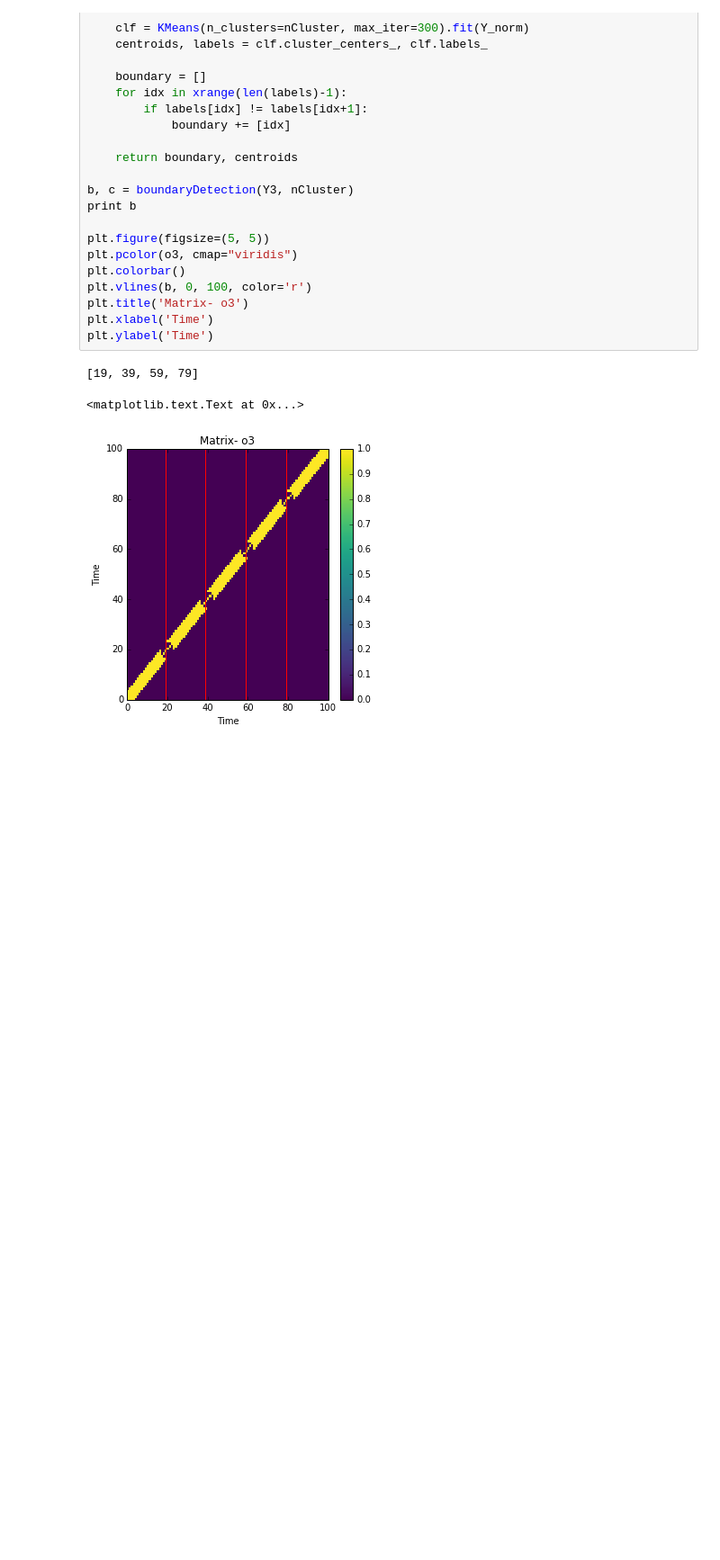
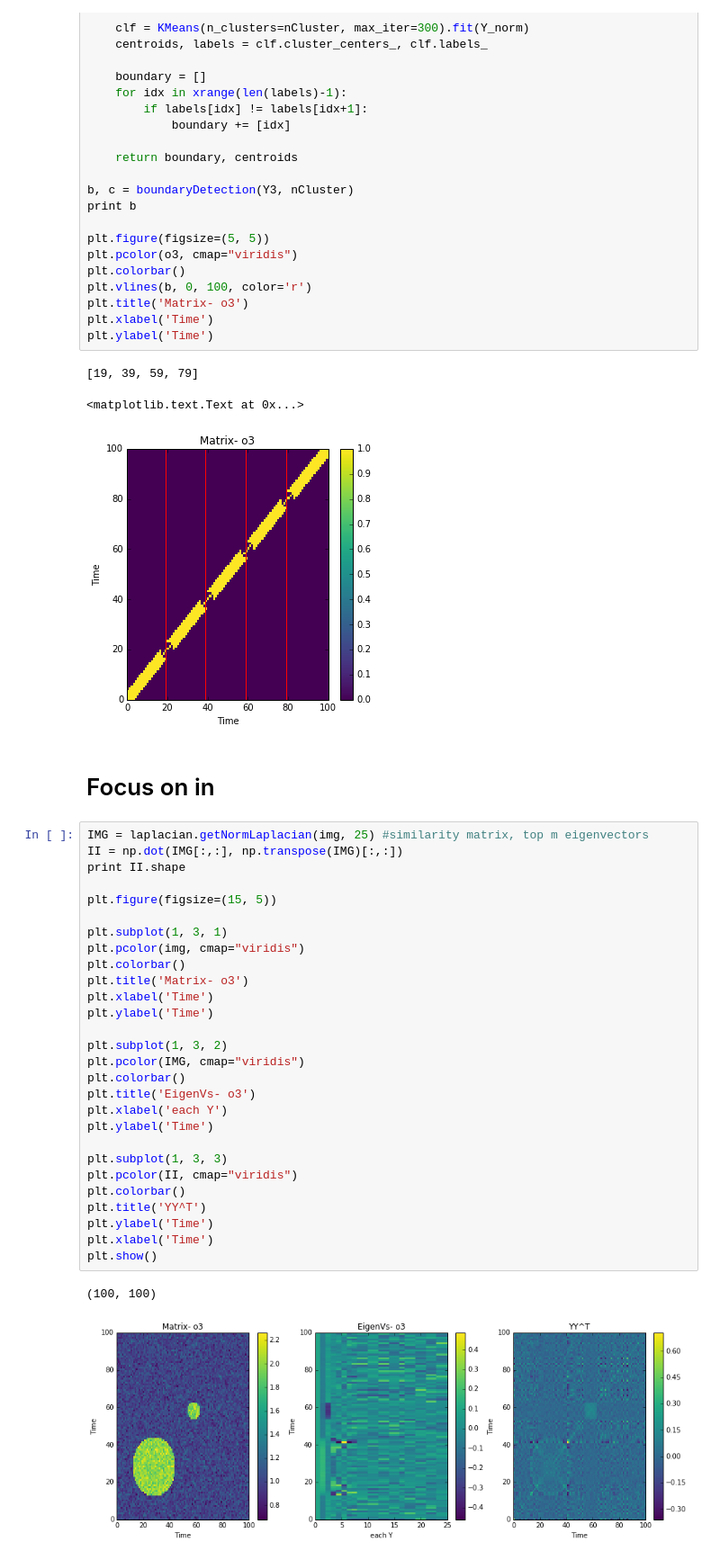
Before and after one commit to jfriend08/IndependentStudy, a Jupyter notebook: baseline/workbookII.ipynb, the cells around one changed output. Shown at 90% size. Cells and saved outputs as stored; diff of their text form; blank space fills up the shorter version.

```diff
--- a/baseline/workbookII.ipynb
+++ b/baseline/workbookII.ipynb
@@ -147,3 +149,36 @@ plt.ylabel('Time')
 [19, 39, 59, 79]
 <matplotlib.text.Text at 0x...>
 [figure]
+# %% [markdown]
+# Focus on in
+# %%
+IMG = laplacian.getNormLaplacian(img, 25) #similarity matrix, top m eigenvectors
+II = np.dot(IMG[:,:], np.transpose(IMG)[:,:])
+print II.shape
+
+plt.figure(figsize=(15, 5))
+
+plt.subplot(1, 3, 1)
+plt.pcolor(img, cmap="viridis")
+plt.colorbar()
+plt.title('Matrix- o3')
+plt.xlabel('Time')
+plt.ylabel('Time')
+
+plt.subplot(1, 3, 2)
+plt.pcolor(IMG, cmap="viridis")
+plt.colorbar()
+plt.title('EigenVs- o3')
+plt.xlabel('each Y')
+plt.ylabel('Time')
+
+plt.subplot(1, 3, 3)
+plt.pcolor(II, cmap="viridis")
+plt.colorbar()
+plt.title('YY^T')
+plt.ylabel('Time')
+plt.xlabel('Time')
+plt.show()
+# %% [output]
+(100, 100)
+[figure, added]
```
Also changed, not shown: parts of 2 cells of this notebook.
